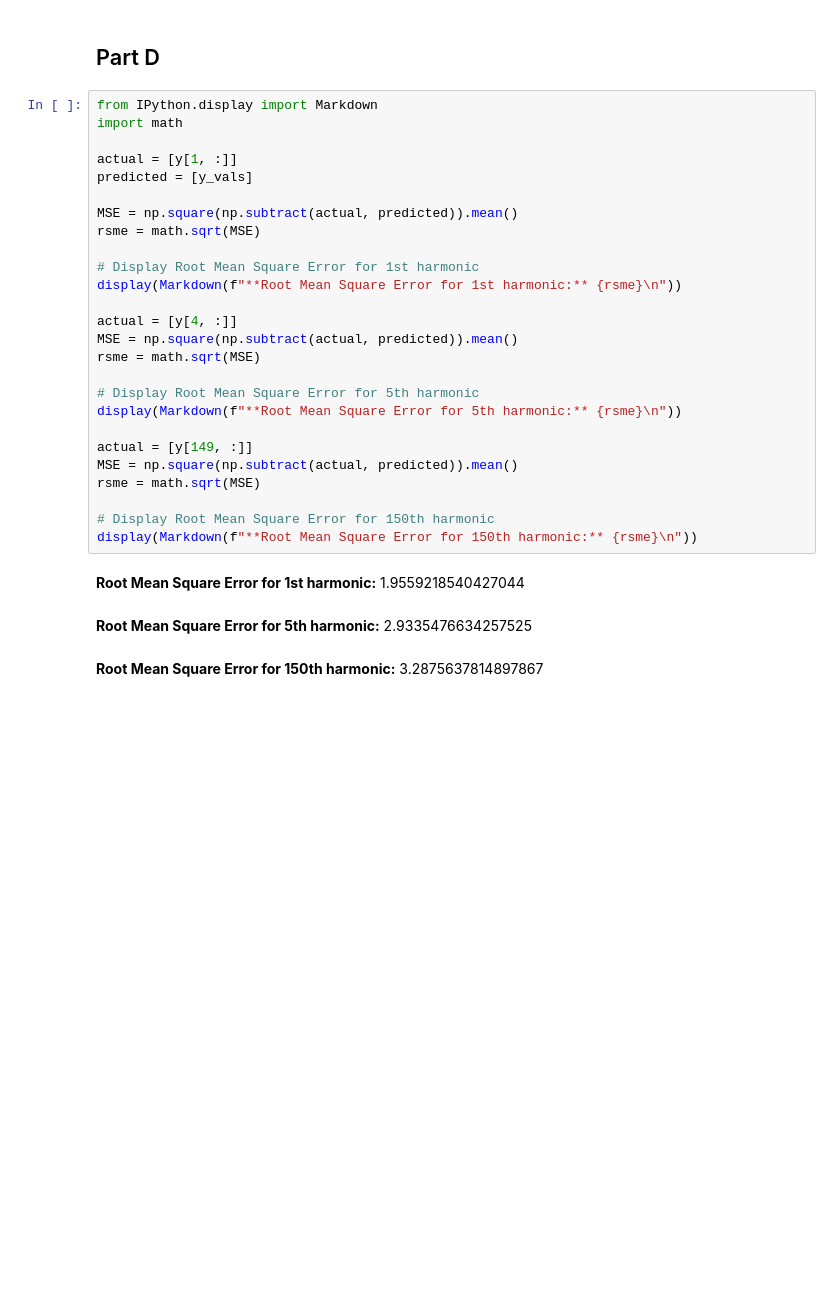
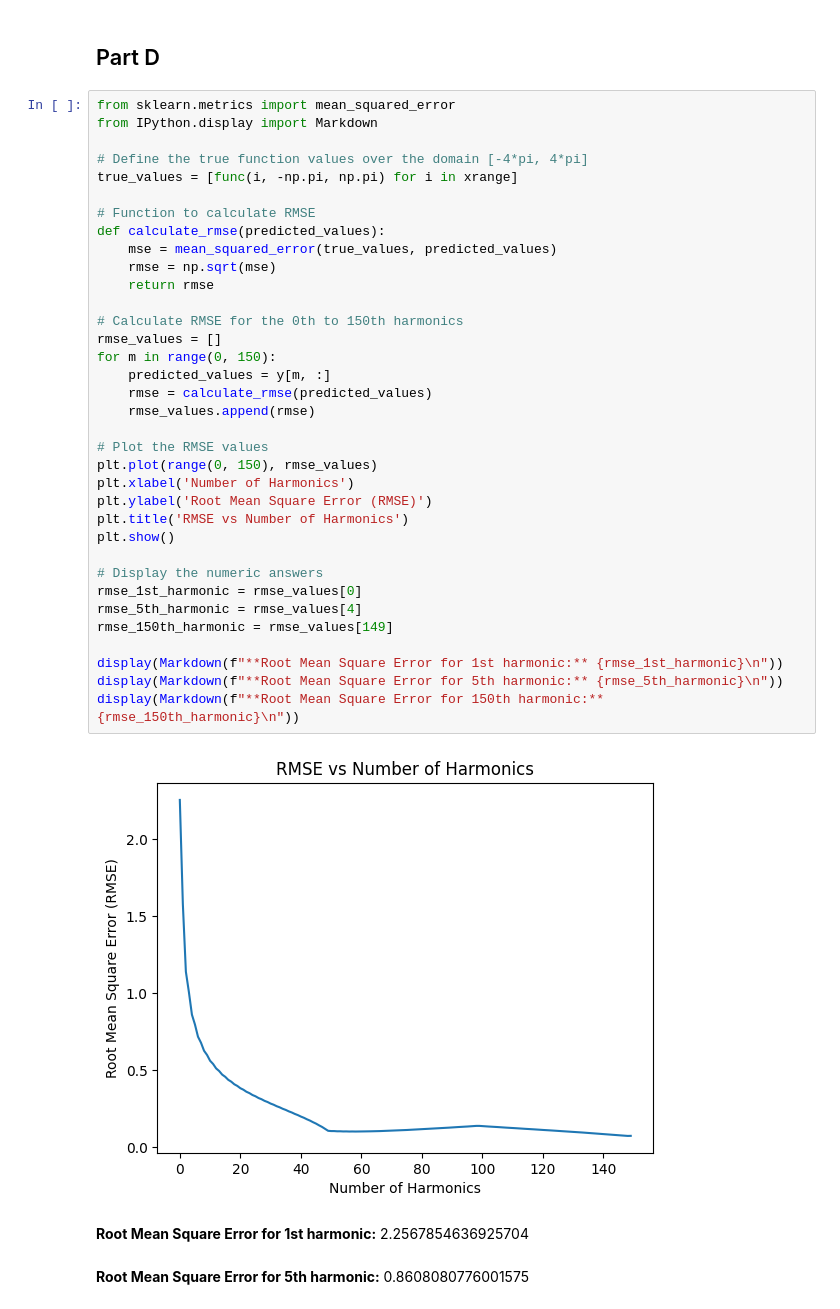
Before and after one commit to VinukaSilva/CM2607-CW, a Jupyter notebook: Question 1.ipynb, the cells around one changed output. Cells and saved outputs as stored; diff of their text form; blank space fills up the shorter version.

```diff
--- a/Question 1.ipynb
+++ b/Question 1.ipynb
@@ -129,33 +129,42 @@ plt.show()
 [figure]
 # %% [markdown]
 ## Part D
-# %%
-from IPython.display import Markdown
-import math
-
-actual = [y[1, :]]
-predicted = [y_vals]
-
-MSE = np.square(np.subtract(actual, predicted)).mean()
-rsme = math.sqrt(MSE)
-
-# Display Root Mean Square Error for 1st harmonic
-display(Markdown(f"**Root Mean Square Error for 1st harmonic:** {rsme}\n"))
-
-actual = [y[4, :]]
-MSE = np.square(np.subtract(actual, predicted)).mean()
-rsme = math.sqrt(MSE)
-
-# Display Root Mean Square Error for 5th harmonic
-display(Markdown(f"**Root Mean Square Error for 5th harmonic:** {rsme}\n"))
-
-actual = [y[149, :]]
-MSE = np.square(np.subtract(actual, predicted)).mean()
-rsme = math.sqrt(MSE)
-
-# Display Root Mean Square Error for 150th harmonic
-display(Markdown(f"**Root Mean Square Error for 150th harmonic:** {rsme}\n"))
-# %% [output]
-**Root Mean Square Error for 1st harmonic:** 1.9559218540427044
-**Root Mean Square Error for 5th harmonic:** 2.9335476634257525
-**Root Mean Square Error for 150th harmonic:** 3.2875637814897867
+# %%
+from sklearn.metrics import mean_squared_error
+from IPython.display import Markdown
+
+# Define the true function values over the domain [-4*pi, 4*pi]
+true_values = [func(i, -np.pi, np.pi) for i in xrange]
+
+# Function to calculate RMSE
+def calculate_rmse(predicted_values):
+    mse = mean_squared_error(true_values, predicted_values)
+    rmse = np.sqrt(mse)
+    return rmse
+
+# Calculate RMSE for the 0th to 150th harmonics
+rmse_values = []
+for m in range(0, 150):
+    predicted_values = y[m, :]
+    rmse = calculate_rmse(predicted_values)
+    rmse_values.append(rmse)
+
+# Plot the RMSE values
+plt.plot(range(0, 150), rmse_values)
+plt.xlabel('Number of Harmonics')
+plt.ylabel('Root Mean Square Error (RMSE)')
+plt.title('RMSE vs Number of Harmonics')
+plt.show()
+
+# Display the numeric answers
+rmse_1st_harmonic = rmse_values[0]
+rmse_5th_harmonic = rmse_values[4]
+rmse_150th_harmonic = rmse_values[149]
+
+display(Markdown(f"**Root Mean Square Error for 1st harmonic:** {rmse_1st_harmonic}\n"))
+display(Markdown(f"**Root Mean Square Error for 5th harmonic:** {rmse_5th_harmonic}\n"))
+display(Markdown(f"**Root Mean Square Error for 150th harmonic:** {rmse_150th_harmonic}\n"))
+# %% [output]
+[figure, added]
+**Root Mean Square Error for 1st harmonic:** 2.2567854636925704
+**Root Mean Square Error for 5th harmonic:** 0.8608080776001575
```
Also changed, not shown: parts of 3 cells of this notebook.
